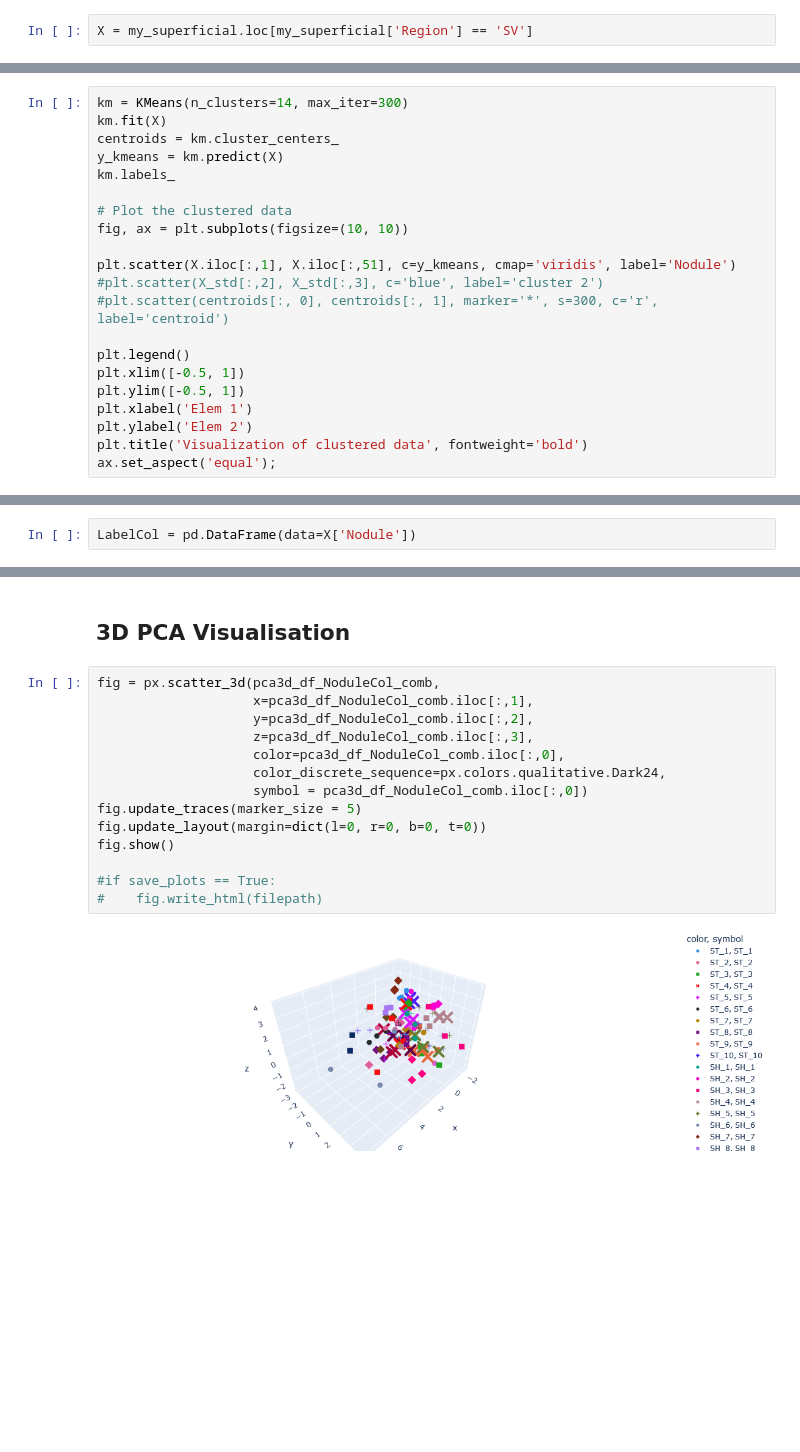
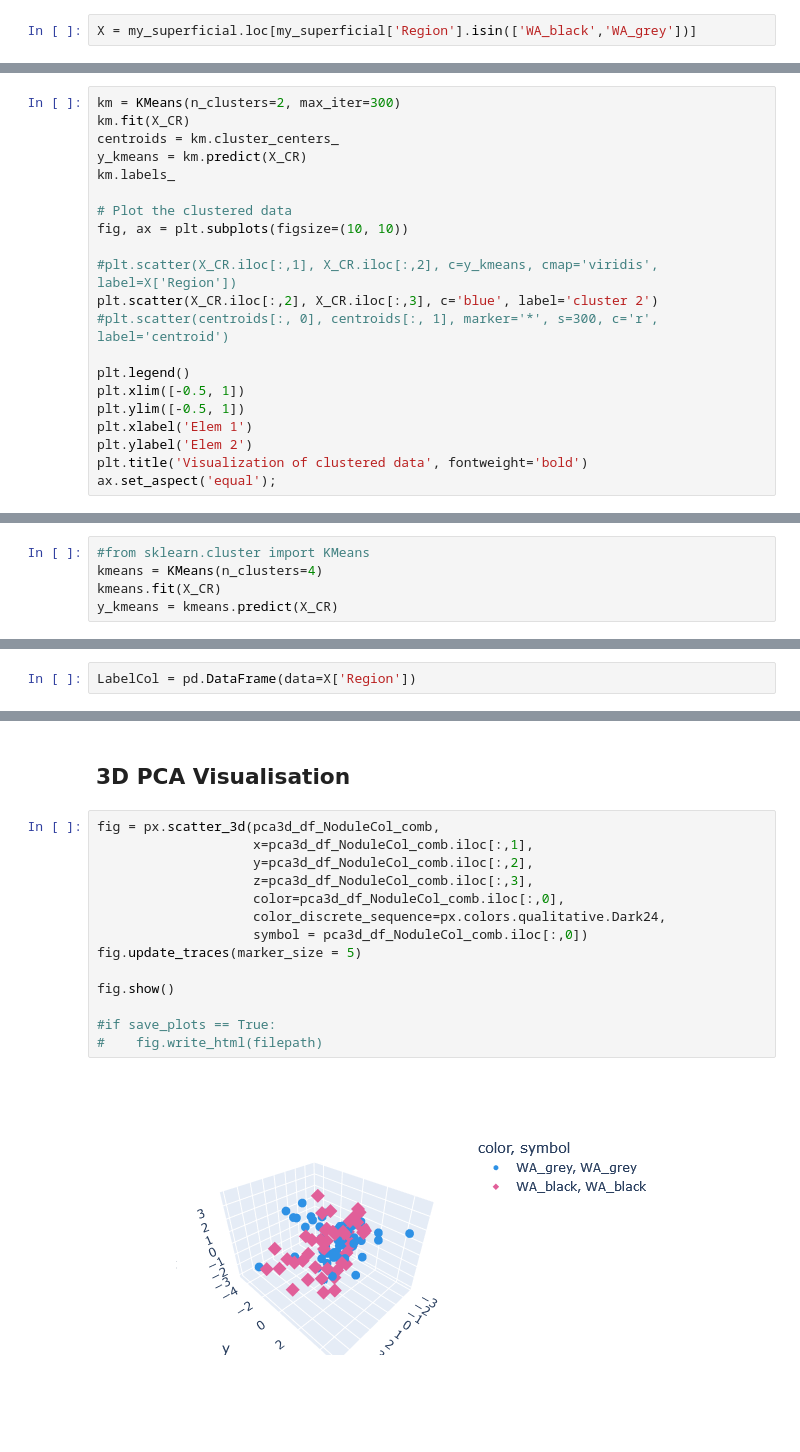
Before and after one commit to Spelaeo123/Machine_Learning, a Jupyter notebook: elliot2023_flint_in_severn_avon/Super1a_data_Preprocessing_SuperRegrouping.ipynb, the cells around one changed output, grey strips where cells are left out. Drawn from its saved outputs; the diff is of its cells as text; blank space fills up the shorter version.

```diff
--- a/elliot2023_flint_in_severn_avon/Super1a_data_Preprocessing_SuperRegrouping.ipynb
+++ b/elliot2023_flint_in_severn_avon/Super1a_data_Preprocessing_SuperRegrouping.ipynb
@@ -41,7 +41,7 @@ my_superficial['Site'].unique()
 array(['AB', 'LV', 'BR', 'KY', 'BF', 'ST', 'SH', 'CF', 'BG', 'AC', 'CR',
        'GH', 'PX', 'WF'], dtype=object)
 # %%
-X = my_superficial.loc[my_superficial['Region'] == 'SV']
+X = my_superficial.loc[my_superficial['Region'].isin(['WA_black','WA_grey'])]
 # %%
 X.head()
 # %% [output]
@@ -99,17 +116,17 @@ fig2.show()
 # %%
 from sklearn.cluster import KMeans, SpectralClustering
 # %%
-km = KMeans(n_clusters=14, max_iter=300)
-km.fit(X)
+km = KMeans(n_clusters=2, max_iter=300)
+km.fit(X_CR)
 centroids = km.cluster_centers_
-y_kmeans = km.predict(X)
+y_kmeans = km.predict(X_CR)
 km.labels_
 
 # Plot the clustered data
 fig, ax = plt.subplots(figsize=(10, 10))
 
-plt.scatter(X.iloc[:,1], X.iloc[:,51], c=y_kmeans, cmap='viridis', label='Nodule')
-#plt.scatter(X_std[:,2], X_std[:,3], c='blue', label='cluster 2')
+#plt.scatter(X_CR.iloc[:,1], X_CR.iloc[:,2], c=y_kmeans, cmap='viridis', label=X['Region'])
+plt.scatter(X_CR.iloc[:,2], X_CR.iloc[:,3], c='blue', label='cluster 2')
 #plt.scatter(centroids[:, 0], centroids[:, 1], marker='*', s=300, c='r', label='centroid')
 
 plt.legend()
@@ -123,0 +141,5 @@ ValueError: could not convert string to float: '005_BG_1'
+# %%
+#from sklearn.cluster import KMeans
+kmeans = KMeans(n_clusters=4)
+kmeans.fit(X_CR)
+y_kmeans = kmeans.predict(X_CR)
@@ -226,5 +283,5 @@ x_pca.shape
 # %%
-LabelCol = pd.DataFrame(data=X['Nodule'])
+LabelCol = pd.DataFrame(data=X['Region'])
 # %%
 LabelCol.head()
 # %% [output]
@@ -260,16 +317,16 @@ pca3d_df_NoduleCol_comb.columns = ['Nodule', 'PC1', 'PC2', 'PC3']
 # %%
 fig = px.scatter_3d(pca3d_df_NoduleCol_comb,
                     x=pca3d_df_NoduleCol_comb.iloc[:,1],
                     y=pca3d_df_NoduleCol_comb.iloc[:,2],
                     z=pca3d_df_NoduleCol_comb.iloc[:,3],
                     color=pca3d_df_NoduleCol_comb.iloc[:,0],
                     color_discrete_sequence=px.colors.qualitative.Dark24,
                     symbol = pca3d_df_NoduleCol_comb.iloc[:,0])
 fig.update_traces(marker_size = 5)
-fig.update_layout(margin=dict(l=0, r=0, b=0, t=0))
+
 fig.show()
 
 #if save_plots == True:
 #    fig.write_html(filepath)
 # %% [output]
-[figure, old version]
+[figure, new version]
```
Also changed, not shown: parts of 28 cells of this notebook, 4 other files.
